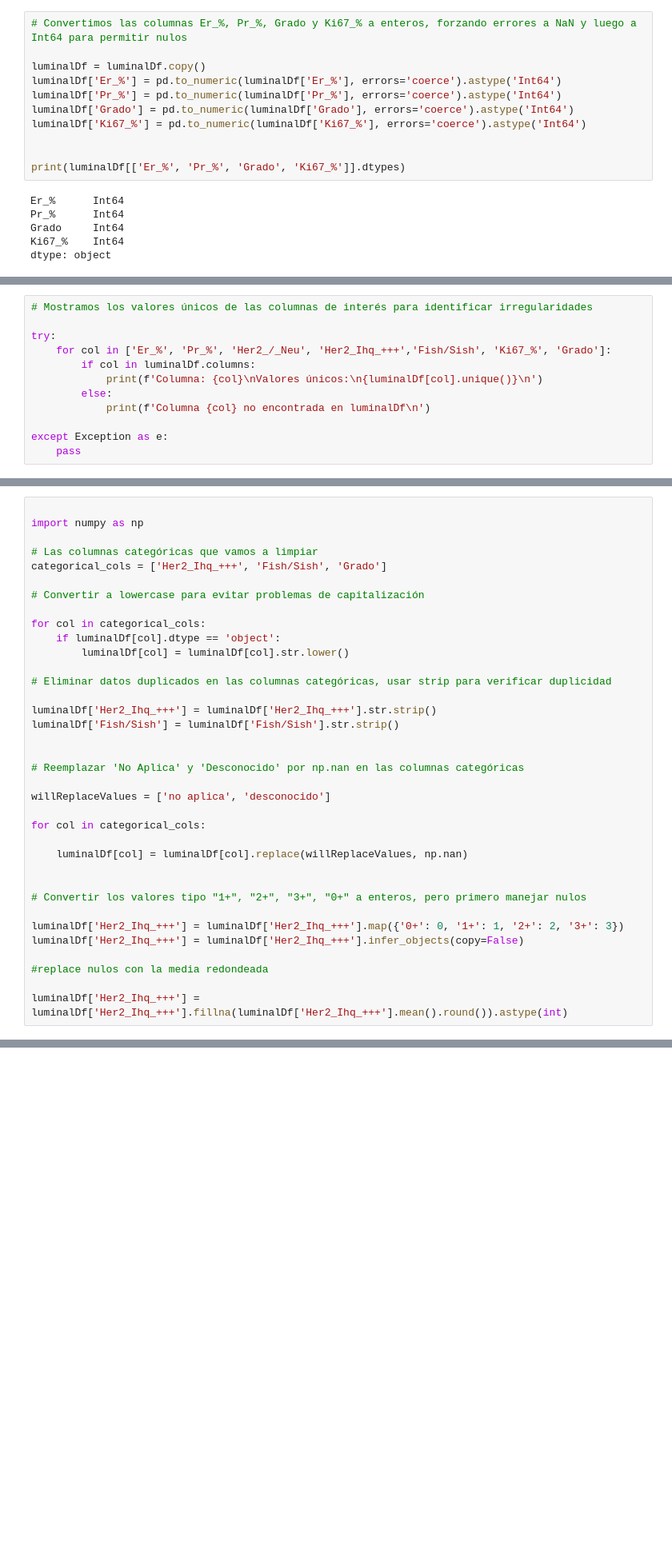
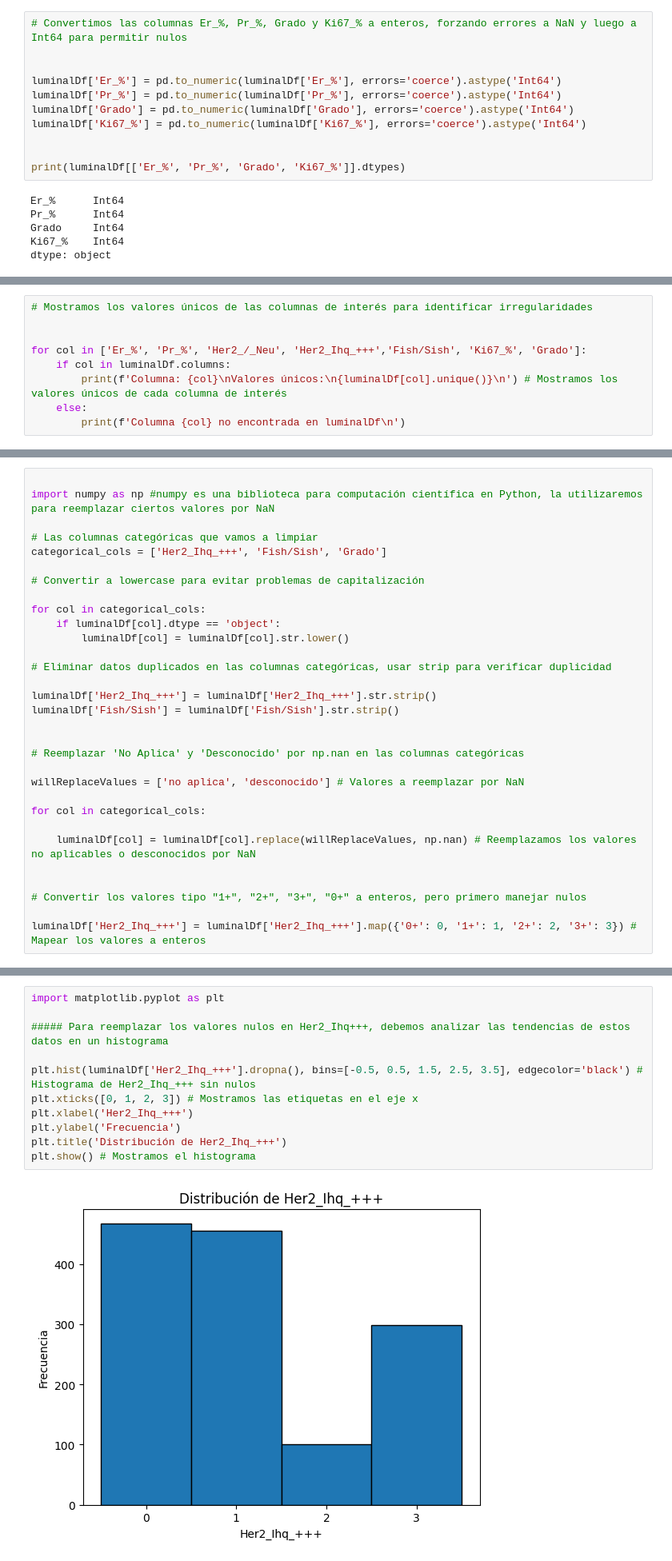
Before and after one commit to GilinCordero/Reporte_de_Limpieza_de_Datos, a Jupyter notebook: AnalisisDeDatos.ipynb, the cells around one changed output, grey strips where cells are left out. Shown at 80% size. Drawn from its saved outputs; the diff is of its cells as text; blank space fills up the shorter version.

```diff
--- a/AnalisisDeDatos.ipynb
+++ b/AnalisisDeDatos.ipynb
@@ -275,7 +312,7 @@ dtype: object
 # %%
 # Convertimos las columnas Er_%, Pr_%, Grado y Ki67_% a enteros, forzando errores a NaN y luego a Int64 para permitir nulos
 
-luminalDf = luminalDf.copy()
+
 luminalDf['Er_%'] = pd.to_numeric(luminalDf['Er_%'], errors='coerce').astype('Int64')
 luminalDf['Pr_%'] = pd.to_numeric(luminalDf['Pr_%'], errors='coerce').astype('Int64')
 luminalDf['Grado'] = pd.to_numeric(luminalDf['Grado'], errors='coerce').astype('Int64')
@@ -316,15 +353,12 @@ Para observar irregularidades y presencia de valores duplicados de mejor manera.
 # %%
 # Mostramos los valores únicos de las columnas de interés para identificar irregularidades
 
-try:
-    for col in ['Er_%', 'Pr_%', 'Her2_/_Neu', 'Her2_Ihq_+++','Fish/Sish', 'Ki67_%', 'Grado']:
-        if col in luminalDf.columns:
-            print(f'Columna: {col}\nValores únicos:\n{luminalDf[col].unique()}\n')
-        else:
-            print(f'Columna {col} no encontrada en luminalDf\n')
 
-except Exception as e:
-    pass
+for col in ['Er_%', 'Pr_%', 'Her2_/_Neu', 'Her2_Ihq_+++','Fish/Sish', 'Ki67_%', 'Grado']:
+    if col in luminalDf.columns:
+        print(f'Columna: {col}\nValores únicos:\n{luminalDf[col].unique()}\n') # Mostramos los valores únicos de cada columna de interés
+    else:
+        print(f'Columna {col} no encontrada en luminalDf\n')
 # %% [output]
 Columna: Er_%
 Valores únicos:
@@ -359,6 +395,6 @@ Length: 4, dtype: Int64
 # %%
 
-import numpy as np
+import numpy as np #numpy es una biblioteca para computación científica en Python, la utilizaremos para reemplazar ciertos valores por NaN
 
 # Las columnas categóricas que vamos a limpiar
 categorical_cols = ['Her2_Ihq_+++', 'Fish/Sish', 'Grado']
@@ -377,19 +413,14 @@ luminalDf['Fish/Sish'] = luminalDf['Fish/Sish'].str.strip()
 
 # Reemplazar 'No Aplica' y 'Desconocido' por np.nan en las columnas categóricas
 
-willReplaceValues = ['no aplica', 'desconocido']
+willReplaceValues = ['no aplica', 'desconocido'] # Valores a reemplazar por NaN
 
 for col in categorical_cols:
 
-    luminalDf[col] = luminalDf[col].replace(willReplaceValues, np.nan)
+    luminalDf[col] = luminalDf[col].replace(willReplaceValues, np.nan) # Reemplazamos los valores no aplicables o desconocidos por NaN
 
 
 # Convertir los valores tipo "1+", "2+", "3+", "0+" a enteros, pero primero manejar nulos
 
-luminalDf['Her2_Ihq_+++'] = luminalDf['Her2_Ihq_+++'].map({'0+': 0, '1+': 1, '2+': 2, '3+': 3})
-luminalDf['Her2_Ihq_+++'] = luminalDf['Her2_Ihq_+++'].infer_objects(copy=False)
-
-#replace nulos con la media redondeada
-
-luminalDf['Her2_Ihq_+++'] = luminalDf['Her2_Ihq_+++'].fillna(luminalDf['Her2_Ihq_+++'].mean().round()).astype(int)
+luminalDf['Her2_Ihq_+++'] = luminalDf['Her2_Ihq_+++'].map({'0+': 0, '1+': 1, '2+': 2, '3+': 3}) # Mapear los valores a enteros
 # %% [markdown]
@@ -396,0 +437,13 @@ Revisamos valores únicos en las columnas nuevamente después de la limpieza
+# %%
+import matplotlib.pyplot as plt
+
+##### Para reemplazar los valores nulos en Her2_Ihq+++, debemos analizar las tendencias de estos datos en un histograma
+
+plt.hist(luminalDf['Her2_Ihq_+++'].dropna(), bins=[-0.5, 0.5, 1.5, 2.5, 3.5], edgecolor='black') # Histograma de Her2_Ihq_+++ sin nulos
+plt.xticks([0, 1, 2, 3]) # Mostramos las etiquetas en el eje x
+plt.xlabel('Her2_Ihq_+++')
+plt.ylabel('Frecuencia')
+plt.title('Distribución de Her2_Ihq_+++')
+plt.show() # Mostramos el histograma
+# %% [output]
+[figure, added]
```
Also changed, not shown: parts of 46 cells of this notebook, 1 other file.
